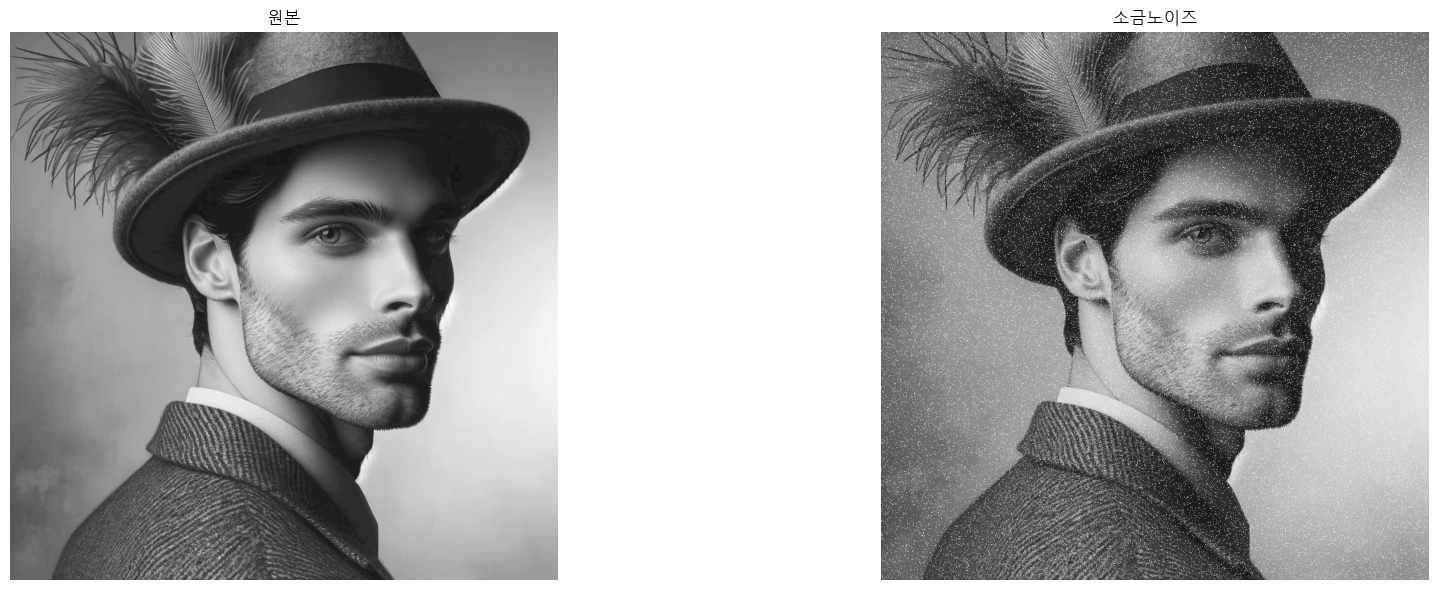
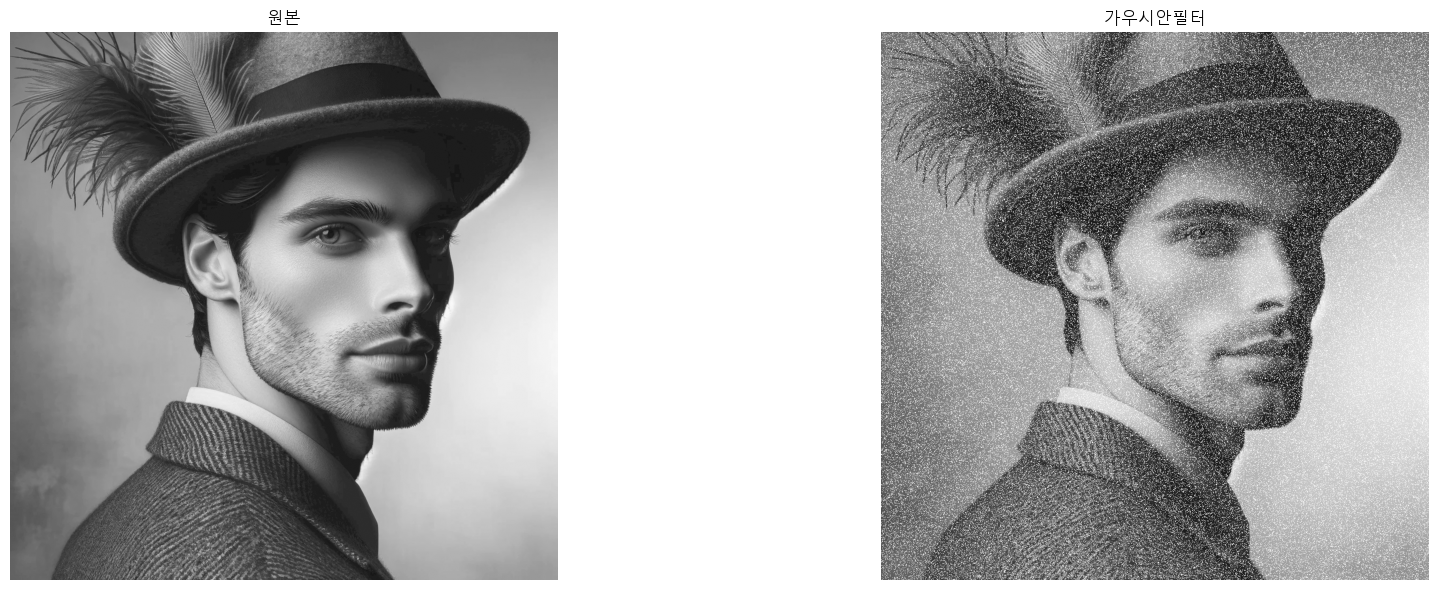
The change to this notebook cell's code, shown as a diff; its figure went from the first image to the second:
--- before
+++ after
@@ -1,4 +1,5 @@
 ## 원본이미지
 ori_img = cv2.imread('../fff/like_lenna.png', cv2.IMREAD_GRAYSCALE)
+
 
 fig, ax = plt.subplots(1,2, figsize=(20,6))  # 1*4 배열
@@ -9,9 +10,10 @@
 ax[0].set_title('원본')
 
-## 노이즈 추가
-
-salt_img = generate_salt_noise(ori_img)
-ax[1].imshow(salt_img, cmap='gray')
-ax[1].set_title('소금노이즈')
+## 노이즈 생성
+gaussian_noise = np.random.normal(0,1,ori_img.shape).astype('uint8')
+# 노이즈가 추가된 이미지 생성
+noise_img = cv2.add(ori_img, gaussian_noise)
+ax[1].imshow(noise_img, cmap='gray')
+ax[1].set_title('가우시안필터')
 
 ax[0].axis('off')

Commit: 6-22-8